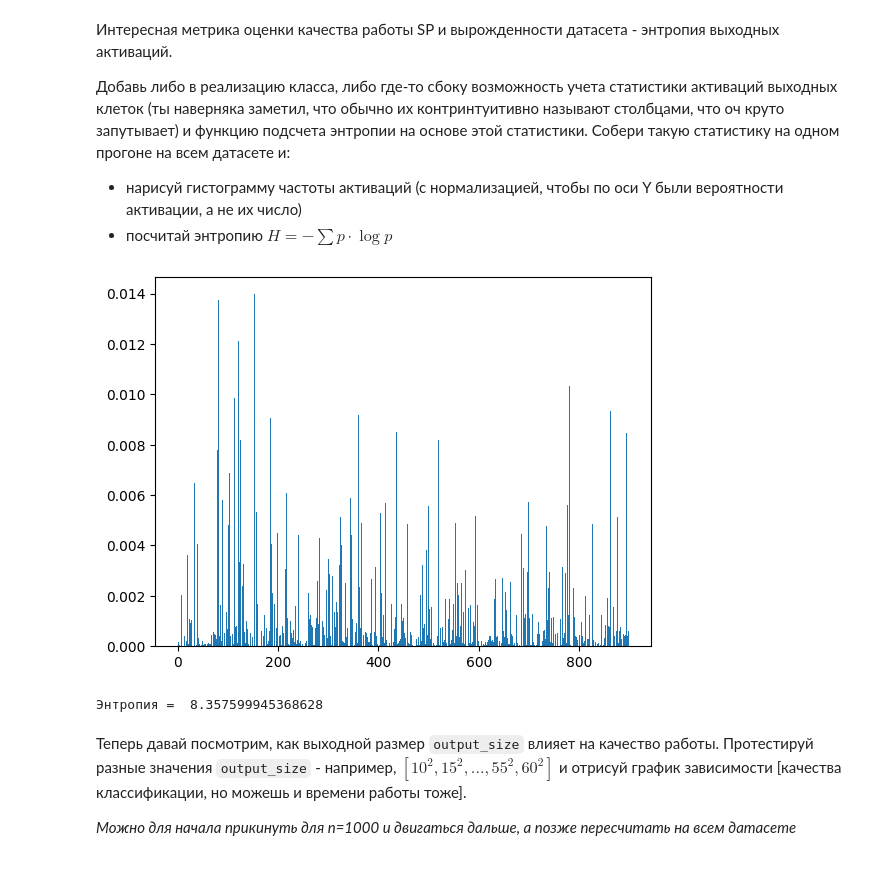
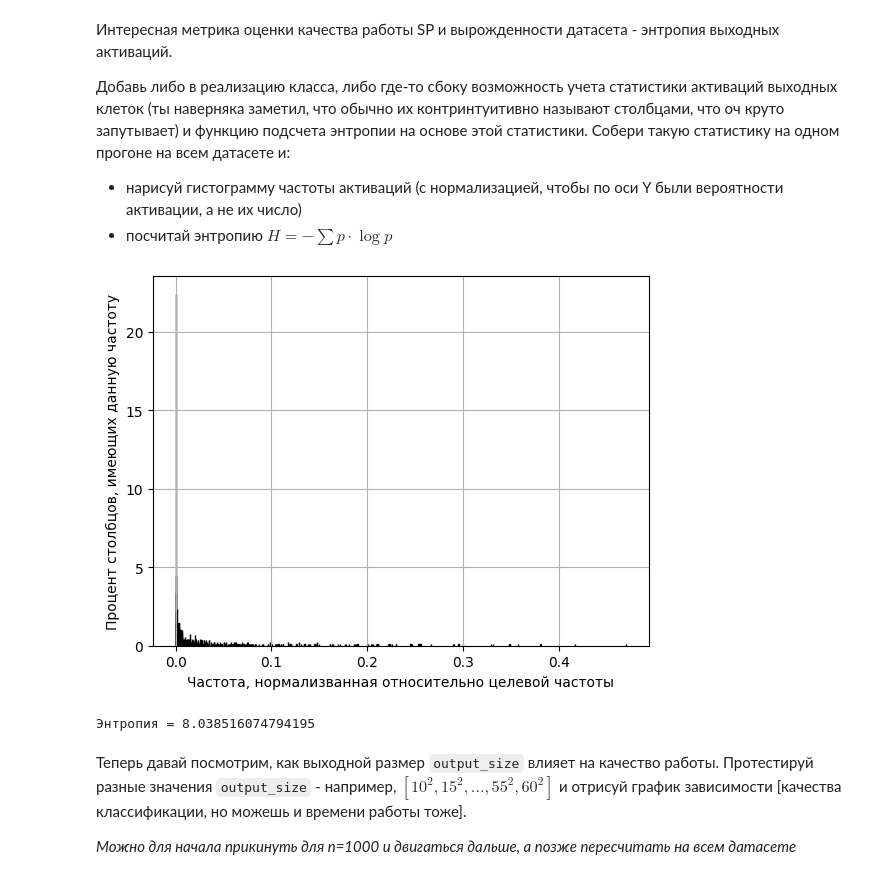
Before and after one commit to Rodyarad/cds_internship_tasks_sp, a Jupyter notebook: sp.ipynb, the cells around one changed output. Cells and saved outputs as stored; diff of their text form; code cells hidden in the pictures.

```diff
--- a/sp.ipynb
+++ b/sp.ipynb
@@ -332,18 +342,29 @@ Wall time: 3.69 s
 
 - нарисуй гистограмму частоты активаций (с нормализацией, чтобы по оси Y были вероятности активации, а не их число)
 - посчитай энтропию $H = -\sum p \cdot \log p$
-# %%
-plt.hist(sp.count_active, bins=sp.output_size, density = True)
-plt.show()
-
-
-number_of_entries = []
-for index in range(sp.output_size):
-  number_of_entries.append(np.count_nonzero(sp.count_active == index))
-print('Энтропия = ', entropy(number_of_entries/np.sum(number_of_entries), base=2))
-# %% [output]
-[figure, removed]
-Энтропия =  8.357599945368628
+# %%
+target_freq = sp.output_sparsity
+frequencies = (sp.count_active/np.sum(sp.count_active))/target_freq
+uniq_frequencies = np.unique(frequencies)
+percentages = []
+for freq in uniq_frequencies:
+  percentages.append(np.count_nonzero(frequencies == freq)*100/frequencies.shape[0])
+percentages = np.array(percentages)
+sorted_indices = np.argsort(uniq_frequencies)[::-1]
+sorted_frequencies_no_boost = uniq_frequencies[sorted_indices]
+sorted_percentages_no_boost = percentages[sorted_indices]
+
+plt.bar(sorted_frequencies_no_boost, sorted_percentages_no_boost, color='black', width=0.0001, edgecolor='black')
+plt.xlabel('Частота, нормализванная относительно целевой частоты')
+plt.ylabel('Процент cтолбцов, имеющих данную частоту')
+plt.grid(True)
+plt.show()
+
+entropy_no_boost = entropy(sp.count_active/np.sum(sp.count_active), base=2)
+print(f'Энтропия = {entropy_no_boost}')
+# %% [output]
+[figure, added]
+Энтропия = 8.038516074794195
 # %% [markdown]
 Теперь давай посмотрим, как выходной размер `output_size` влияет на качество работы. Протестируй разные значения `output_size` - например, $[10^2, 15^2,..., 55^2, 60^2]$ и отрисуй график зависимости [качества классификации, но можешь и времени работы тоже].
 
```
Also changed, not shown: parts of 19 cells of this notebook.
